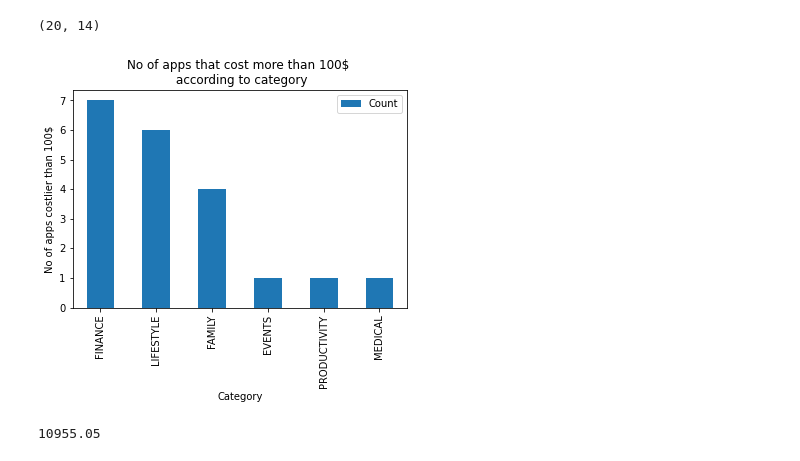
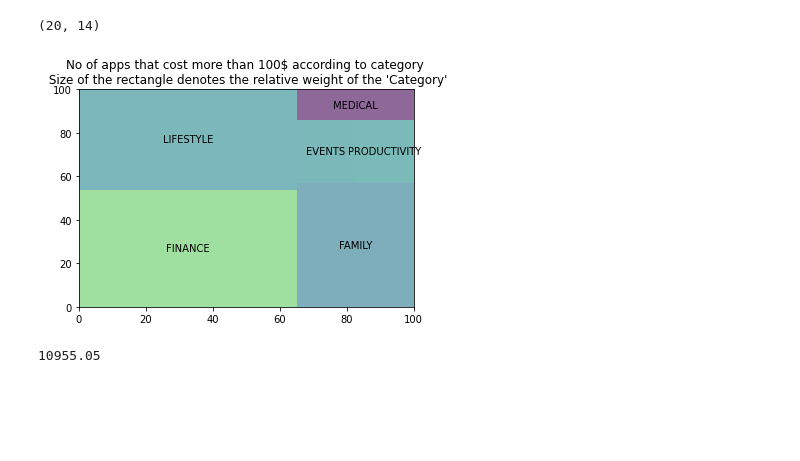
Before and after one commit to Nandeesh-U/EDA_google_play_store_app_data, a Jupyter notebook: Team_Notebook_EDA_CAPSTONE.ipynb, the cells around one changed output. Cells and saved outputs as stored; diff of their text form; code cells hidden in the pictures; blank space fills up the shorter version.

```diff
--- a/Team_Notebook_EDA_CAPSTONE.ipynb
+++ b/Team_Notebook_EDA_CAPSTONE.ipynb
@@ -767,12 +1004,11 @@ more_than_100.shape
 # %%
 cat_more_100 = more_than_100['Category'].value_counts().reset_index().rename(columns= {'index':'Category','Category':'Count'})
 cat_more_100.index=cat_more_100['Category']
-ax = cat_more_100.plot.bar()
-ax.set_ylabel('No of apps costlier than 100$')
-ax.set_title('No of apps that cost more than 100$ \n according to category')
+squarify.plot(sizes=cat_more_100['Count'], label=cat_more_100['Category'], alpha=0.6)
+plt.title("No of apps that cost more than 100$ according to category \n Size of the rectangle denotes the relative weight of the 'Category'")
 plt.show()
 # %% [output]
-[figure, old version]
+[figure, new version]
 # %%
 more_than_100['Numeric_Installs'].mean()
 # %% [output]
```
Also changed, not shown: parts of 138 cells of this notebook.
